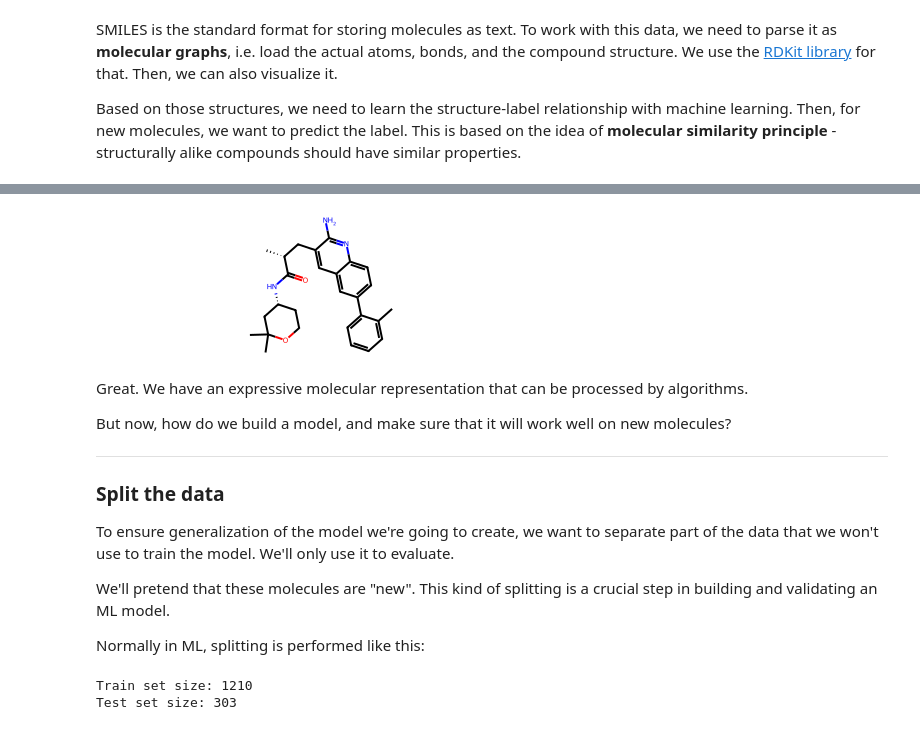
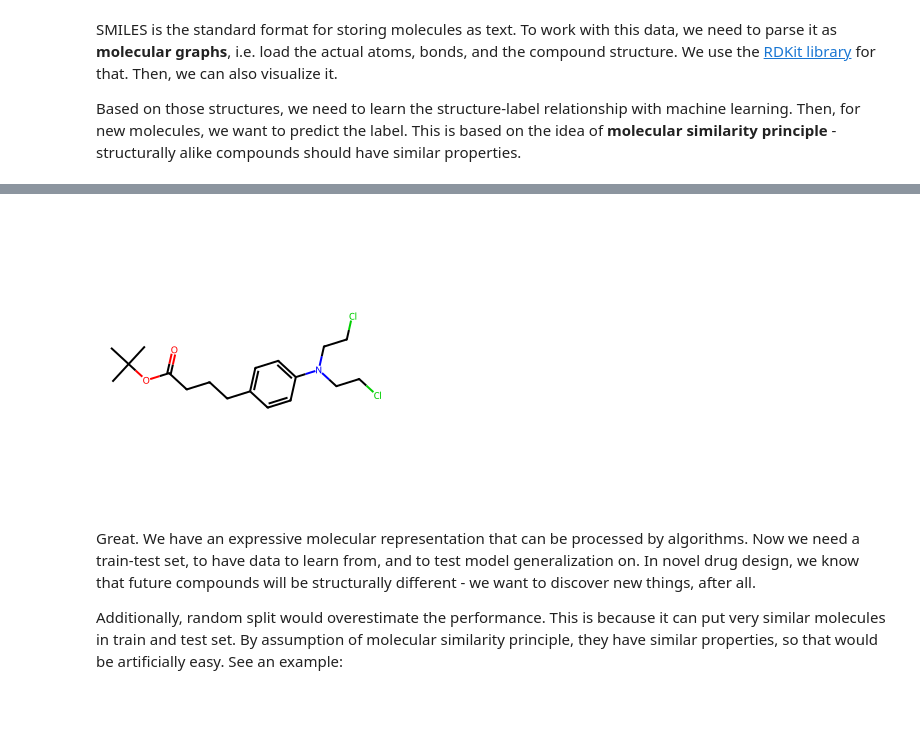
Before and after one commit to my-alaska/Elements_2025_scikit-fingerprints_workshop, a Jupyter notebook: notebook_solution.ipynb, the cells around one changed output, grey strips where cells are left out. Cells and saved outputs as stored; diff of their text form; code cells hidden in the pictures.

```diff
--- a/notebook_solution.ipynb
+++ b/notebook_solution.ipynb
@@ -83,41 +85,18 @@ It returns two values:
 5. Display an example molecule.
 # %%
 import pandas as pd
+from skfp.datasets.moleculenet import load_bbbp
+from skfp.preprocessing import MolFromSmilesTransformer
 
-# TODO
+smiles_list, y_bbbp = load_bbbp()
 
-smiles_list, y_bbbp = ...
-mols = ...
+mol_from_smiles = MolFromSmilesTransformer(suppress_warnings=True)
+mols_bbbp = mol_from_smiles.transform(smiles_list)
+
+MolToImage(mols_bbbp[1])
 # %% [output]
-[figure, old version]
+[figure, new version]
 # %% [markdown]
-Great. We have an expressive molecular representation that can be processed by algorithms.
+Great. We have an expressive molecular representation that can be processed by algorithms. Now we need a train-test set, to have data to learn from, and to test model generalization on. In novel drug design, we know that future compounds will be structurally different - we want to discover new things, after all.
 
-But now, how do we build a model, and make sure that it will work well on new molecules?
-
----
-
-### Split the data
-
-To ensure generalization of the model we're going to create, we want to separate part of the data that we won't use to train the model. We'll only use it to evaluate.
-
-We'll pretend that these molecules are "new". This kind of splitting is a crucial step in building and validating an ML model.
-
-Normally in ML, splitting is performed like this:
+Additionally, random split would overestimate the performance. This is because it can put very similar molecules in train and test set. By assumption of molecular similarity principle, they have similar properties, so that would be artificially easy. See an example:
-# %%
-from sklearn.model_selection import train_test_split
-import numpy as np
-
-train_idxs, test_idxs = train_test_split(range(len(smiles_list)), test_size=0.2)
-
-mols_train = np.array(mols)[train_idxs]
-mols_test = np.array(mols)[test_idxs]
-
-y_train = y_bbbp[train_idxs]
-y_test = y_bbbp[test_idxs]
-
-print(f"Train set size: {len(mols_train)}")
-print(f"Test set size: {len(mols_test)}")
-# %% [output]
-Train set size: 1210
-Test set size: 303
```
Also changed, not shown: parts of 26 cells of this notebook.
